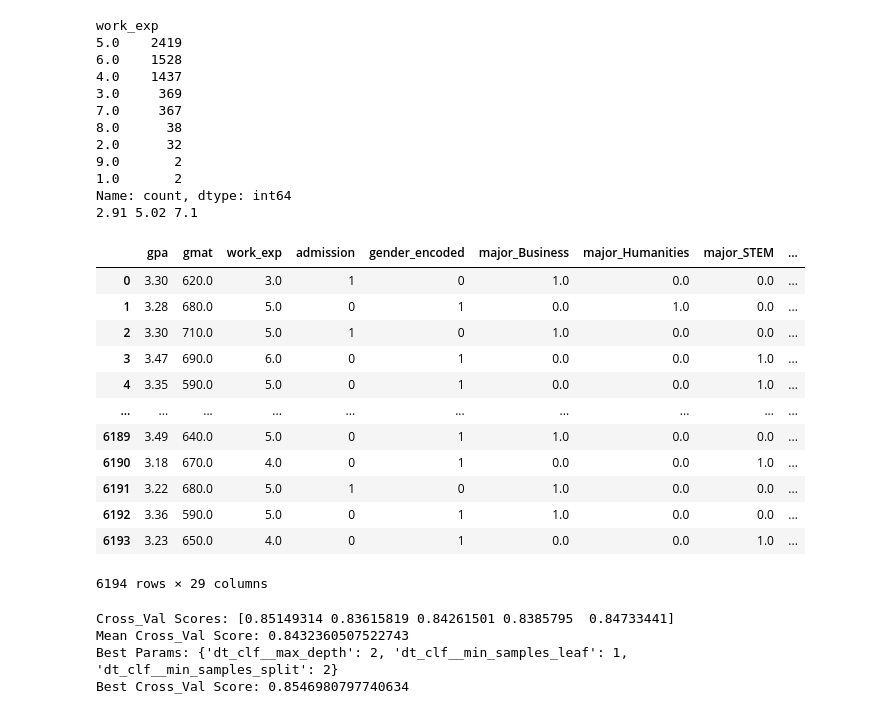
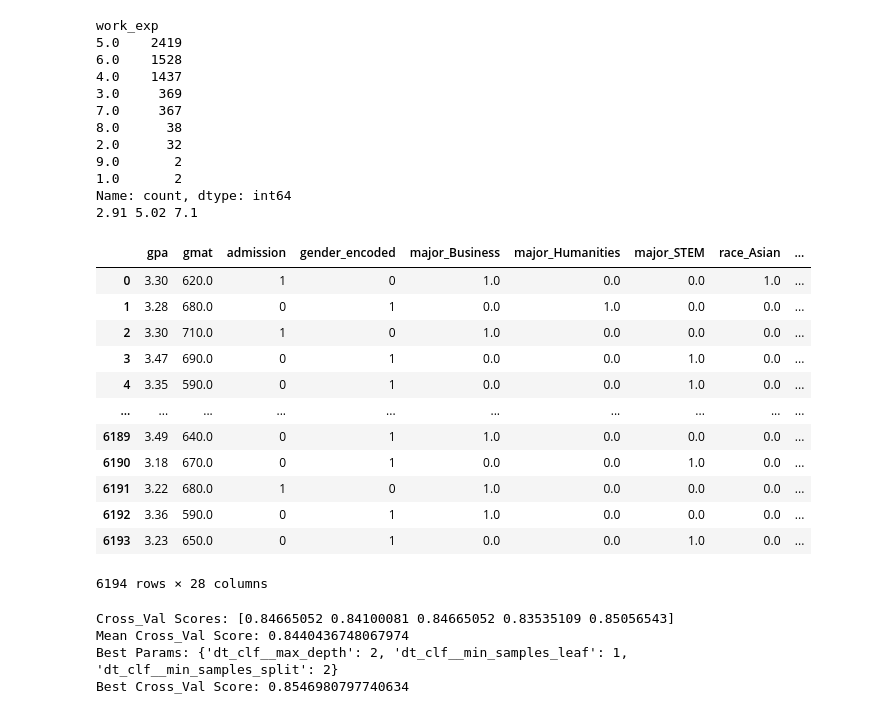
Before and after one commit to encore-ai-240909/eda_workspace, a Jupyter notebook: int/mba_admission_predict/merge.ipynb, the cells around one changed output. Drawn from its saved outputs; the diff is of its cells as text; code cells hidden in the pictures.

```diff
--- a/int/mba_admission_predict/merge.ipynb
+++ b/int/mba_admission_predict/merge.ipynb
@@ -201,26 +201,27 @@ Name: count, dtype: int64
 # %%
 # 범주화(대표값 = 평균)
 work_exp_categorized = []
 
 df.loc[df['work_exp'] <= 3, 'work_exp_categorized'] = mean_under3
 df.loc[(df['work_exp'] <= 6) & (df['work_exp'] >= 4), 'work_exp_categorized'] = mean_4to6
 df.loc[df['work_exp'] >= 7, 'work_exp_categorized'] = mean_upper7
 
+df = df.drop('work_exp', axis = 1)
 df
 # %% [output]
-|  | gpa | gmat | work_exp | admission | gender_encoded | major_Business | major_Humanities | major_STEM | ... |
-| 0 | 3.30 | 620.0 | 3.0 | 1 | 0 | 1.0 | 0.0 | 0.0 | ... |
-| 1 | 3.28 | 680.0 | 5.0 | 0 | 1 | 0.0 | 1.0 | 0.0 | ... |
-| 2 | 3.30 | 710.0 | 5.0 | 1 | 0 | 1.0 | 0.0 | 0.0 | ... |
-| 3 | 3.47 | 690.0 | 6.0 | 0 | 1 | 0.0 | 0.0 | 1.0 | ... |
-| 4 | 3.35 | 590.0 | 5.0 | 0 | 1 | 0.0 | 0.0 | 1.0 | ... |
+|  | gpa | gmat | admission | gender_encoded | major_Business | major_Humanities | major_STEM | race_Asian | ... |
+| 0 | 3.30 | 620.0 | 1 | 0 | 1.0 | 0.0 | 0.0 | 1.0 | ... |
+| 1 | 3.28 | 680.0 | 0 | 1 | 0.0 | 1.0 | 0.0 | 0.0 | ... |
+| 2 | 3.30 | 710.0 | 1 | 0 | 1.0 | 0.0 | 0.0 | 0.0 | ... |
+| 3 | 3.47 | 690.0 | 0 | 1 | 0.0 | 0.0 | 1.0 | 0.0 | ... |
+| 4 | 3.35 | 590.0 | 0 | 1 | 0.0 | 0.0 | 1.0 | 0.0 | ... |
 | ... | ... | ... | ... | ... | ... | ... | ... | ... | ... |
-| 6189 | 3.49 | 640.0 | 5.0 | 0 | 1 | 1.0 | 0.0 | 0.0 | ... |
-| 6190 | 3.18 | 670.0 | 4.0 | 0 | 1 | 0.0 | 0.0 | 1.0 | ... |
-| 6191 | 3.22 | 680.0 | 5.0 | 1 | 0 | 1.0 | 0.0 | 0.0 | ... |
-| 6192 | 3.36 | 590.0 | 5.0 | 0 | 1 | 1.0 | 0.0 | 0.0 | ... |
-| 6193 | 3.23 | 650.0 | 4.0 | 0 | 1 | 0.0 | 0.0 | 1.0 | ... |
+| 6189 | 3.49 | 640.0 | 0 | 1 | 1.0 | 0.0 | 0.0 | 0.0 | ... |
+| 6190 | 3.18 | 670.0 | 0 | 1 | 0.0 | 0.0 | 1.0 | 0.0 | ... |
+| 6191 | 3.22 | 680.0 | 1 | 0 | 1.0 | 0.0 | 0.0 | 0.0 | ... |
+| 6192 | 3.36 | 590.0 | 0 | 1 | 1.0 | 0.0 | 0.0 | 0.0 | ... |
+| 6193 | 3.23 | 650.0 | 0 | 1 | 0.0 | 0.0 | 1.0 | 0.0 | ... |
-6194 rows × 29 columns
+6194 rows × 28 columns
 # %%
 # 인풋 데이터, 라벨 데이터 분리
 X = df.drop('admission', axis = 1)
@@ -264,7 +265,7 @@ grid_search_cv.fit(X, y)
 print("Best Params:", grid_search_cv.best_params_)
 print("Best Cross_Val Score:", grid_search_cv.best_score_)
 # %% [output]
-Cross_Val Scores: [0.85149314 0.83615819 0.84261501 0.8385795  0.84733441]
-Mean Cross_Val Score: 0.8432360507522743
+Cross_Val Scores: [0.84665052 0.84100081 0.84665052 0.83535109 0.85056543]
+Mean Cross_Val Score: 0.8440436748067974
 Best Params: {'dt_clf__max_depth': 2, 'dt_clf__min_samples_leaf': 1, 'dt_clf__min_samples_split': 2}
 Best Cross_Val Score: 0.8546980797740634
```
Also changed, not shown: parts of 1 cell of this notebook.
